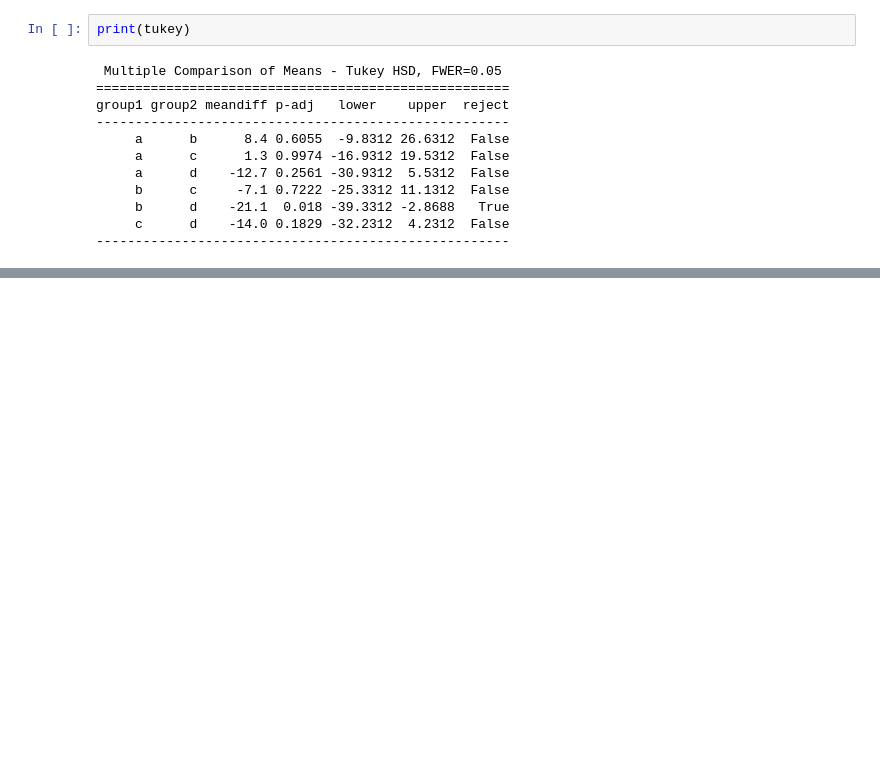
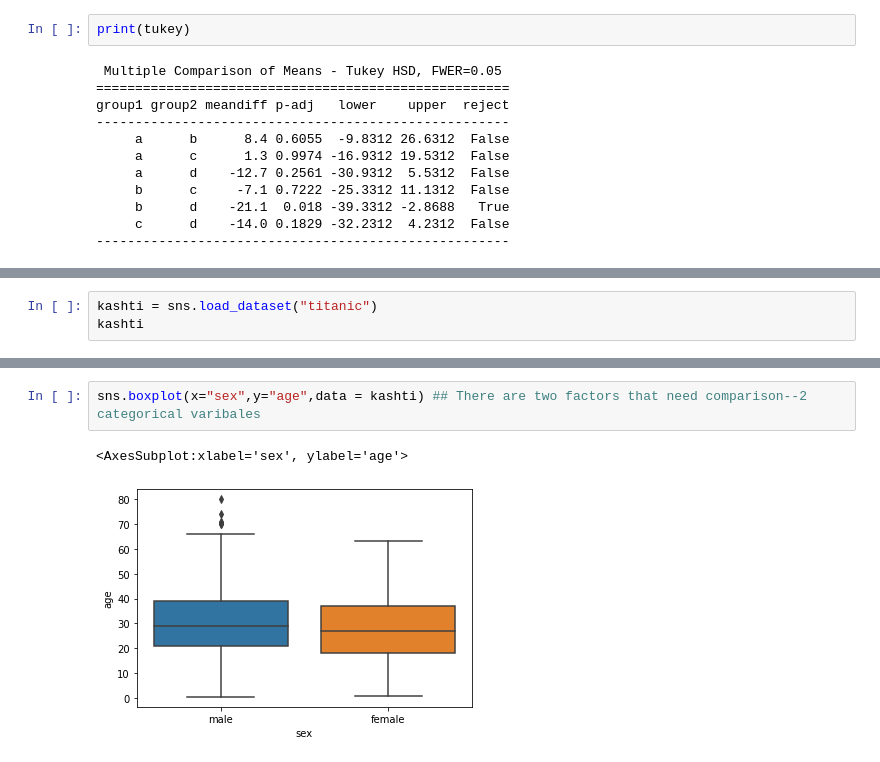
Before and after one commit to ruhanahmad/DataScience, a Jupyter notebook: StatsWithExample/AnovaandTesthoc.ipynb, the cells around one changed output, grey strips where cells are left out. Drawn from its saved outputs; the diff is of its cells as text; blank space fills up the shorter version.

```diff
--- a/StatsWithExample/AnovaandTesthoc.ipynb
+++ b/StatsWithExample/AnovaandTesthoc.ipynb
@@ -124,0 +133,3 @@ group1 group2 meandiff p-adj   lower    upper  reject
+# %%
+kashti = sns.load_dataset("titanic")
+kashti
@@ -124,0 +150,5 @@ group1 group2 meandiff p-adj   lower    upper  reject
+# %%
+sns.boxplot(x="sex",y="age",data = kashti) ## There are two factors that need comparison--2 categorical varibales
+# %% [output]
+<AxesSubplot:xlabel='sex', ylabel='age'>
+[figure, added]
```
Also changed, not shown: parts of 19 cells of this notebook, 2 other files.
